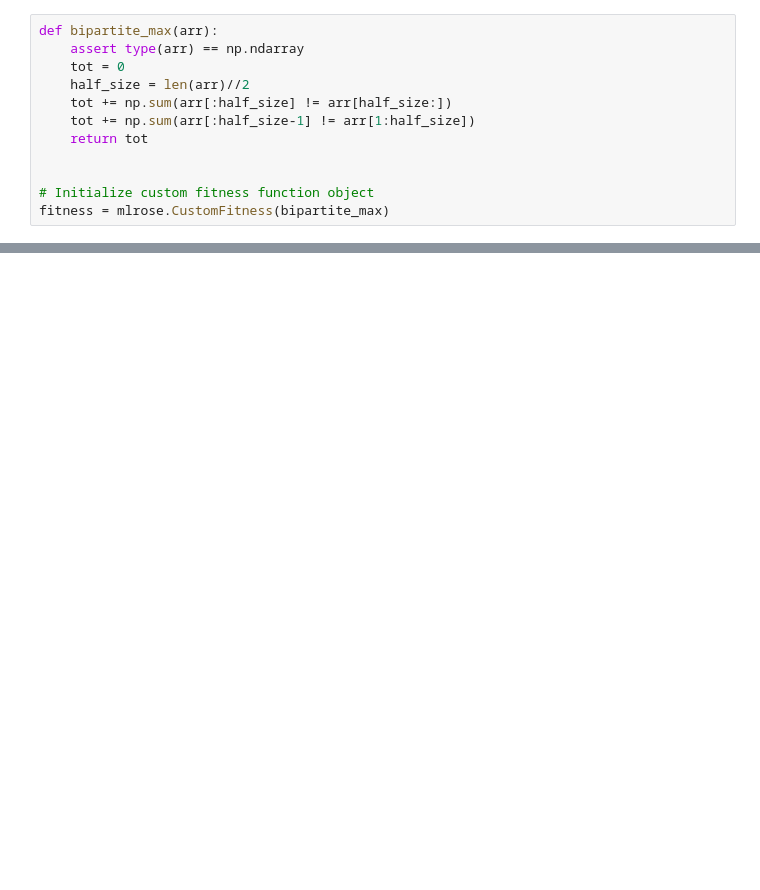
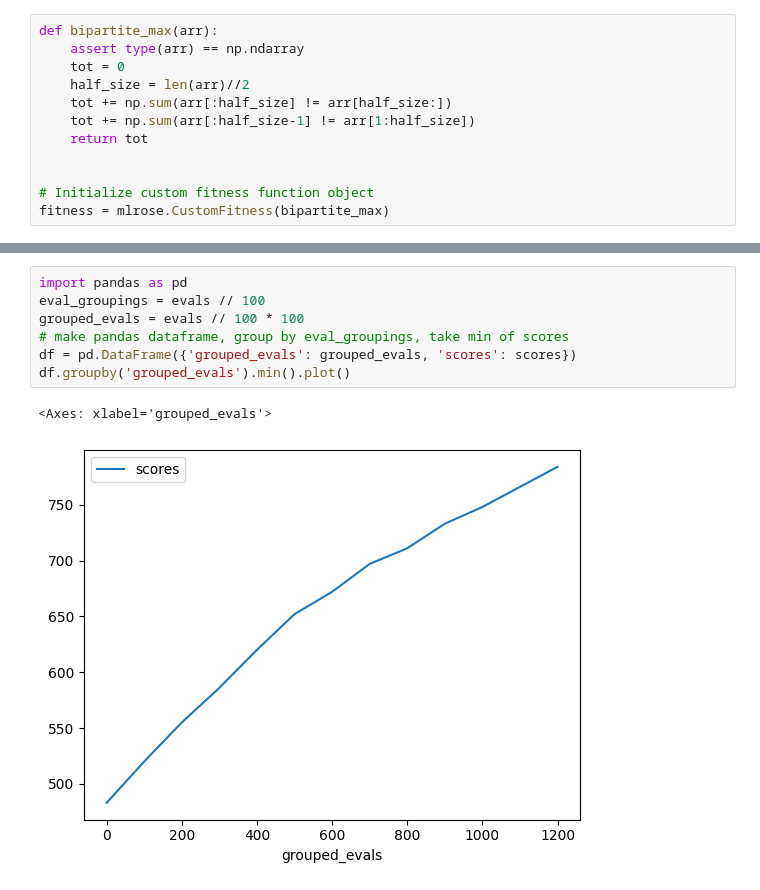
Before and after one commit to MatthewCaseres/mlrose, a Jupyter notebook: fmaxk.ipynb, the cells around one changed output, grey strips where cells are left out. Saved outputs shown, nothing was run; the diff lists cells and outputs as text; blank space fills up the shorter version.

```diff
--- a/fmaxk.ipynb
+++ b/fmaxk.ipynb
@@ -102,0 +191,10 @@ mlrose.random_hill_climb(problem, curve=True, max_attempts=100_0000, max_iters=1
+# %%
+import pandas as pd
+eval_groupings = evals // 100
+grouped_evals = evals // 100 * 100
+# make pandas dataframe, group by eval_groupings, take min of scores
+df = pd.DataFrame({'grouped_evals': grouped_evals, 'scores': scores})
+df.groupby('grouped_evals').min().plot()
+# %% [output]
+<Axes: xlabel='grouped_evals'>
+[figure, added]
```
Also changed, not shown: parts of 9 cells of this notebook, 4 other files.
